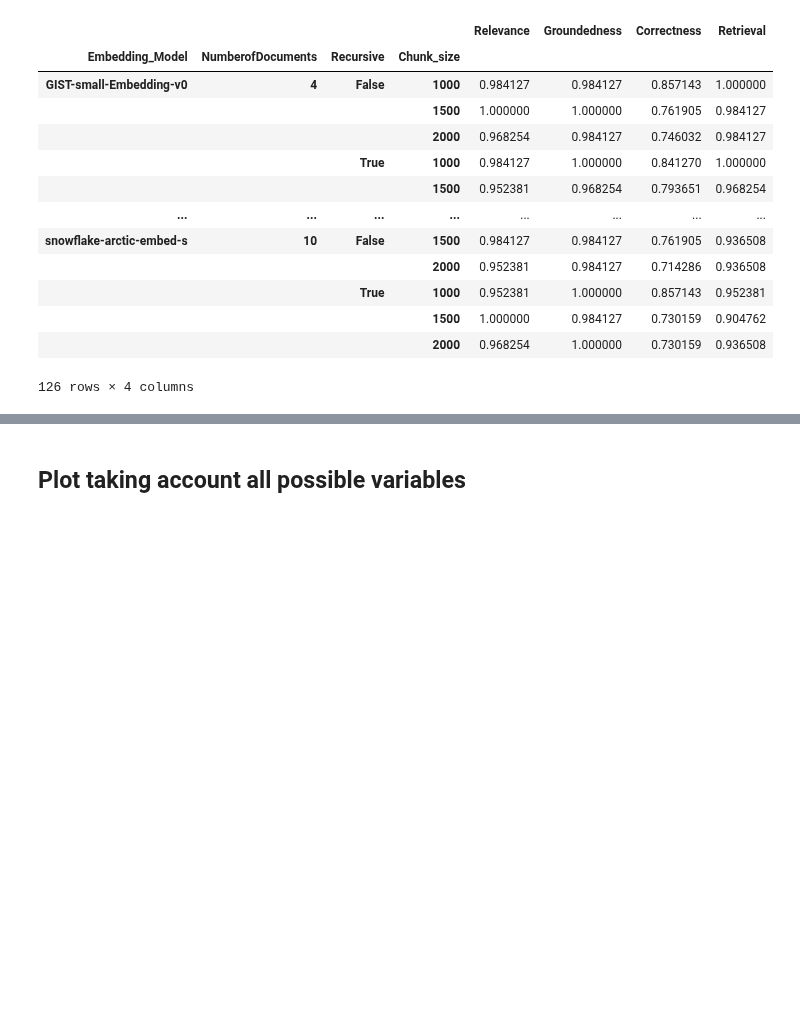
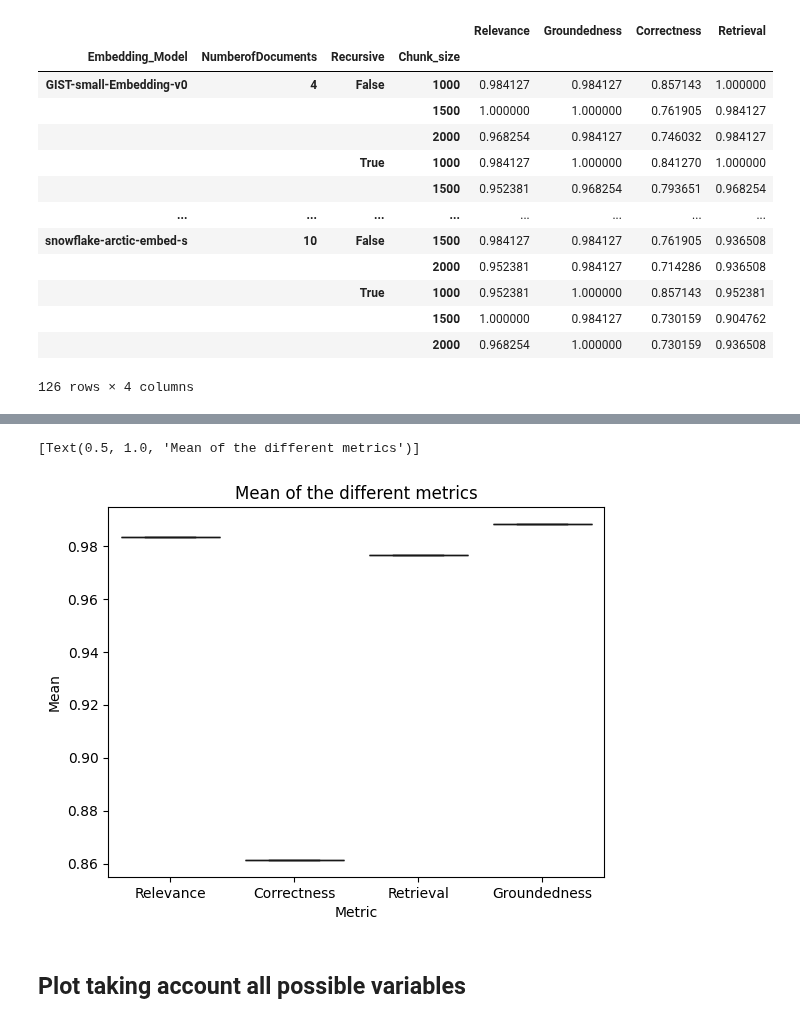
Before and after one commit to antparleo/RAG, a Jupyter notebook: 03_plots.ipynb, the cells around one changed output, grey strips where cells are left out. Cells and saved outputs as stored; diff of their text form; code cells hidden in the pictures; blank space fills up the shorter version.

```diff
--- a/03_plots.ipynb
+++ b/03_plots.ipynb
@@ -96,3 +113,8 @@ sns.barplot(data=plot_std, y = "Metric", x = "Mean", palette="pastel", hue="Metr
+# %%
+sns.boxplot(data=toplot_final, y = "Mean", x = "Metric", palette=palette, hue="Metric").set(title='Mean of the different metrics')
+# %% [output]
+[Text(0.5, 1.0, 'Mean of the different metrics')]
+[figure, added]
 # %% [markdown]
 ## Plot taking account all possible variables
 # %%
```
Also changed, not shown: parts of 14 cells of this notebook, 1 other file.
